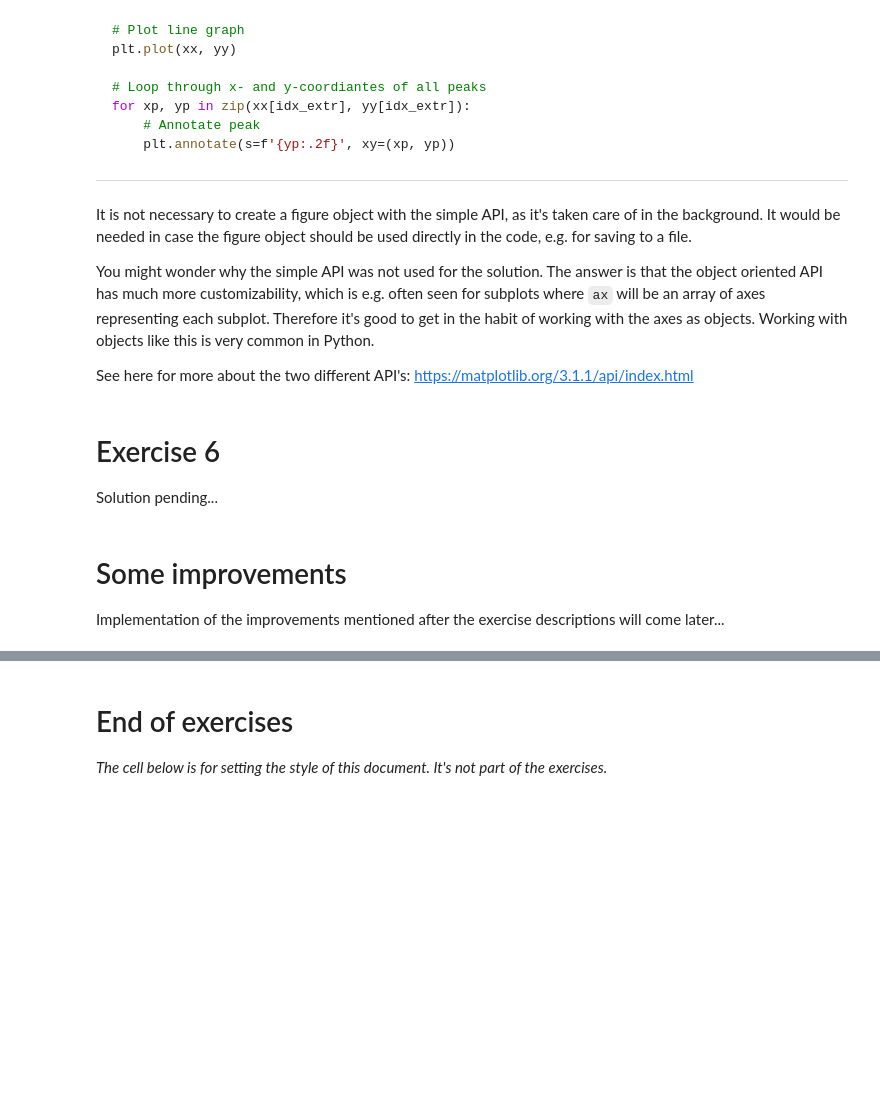
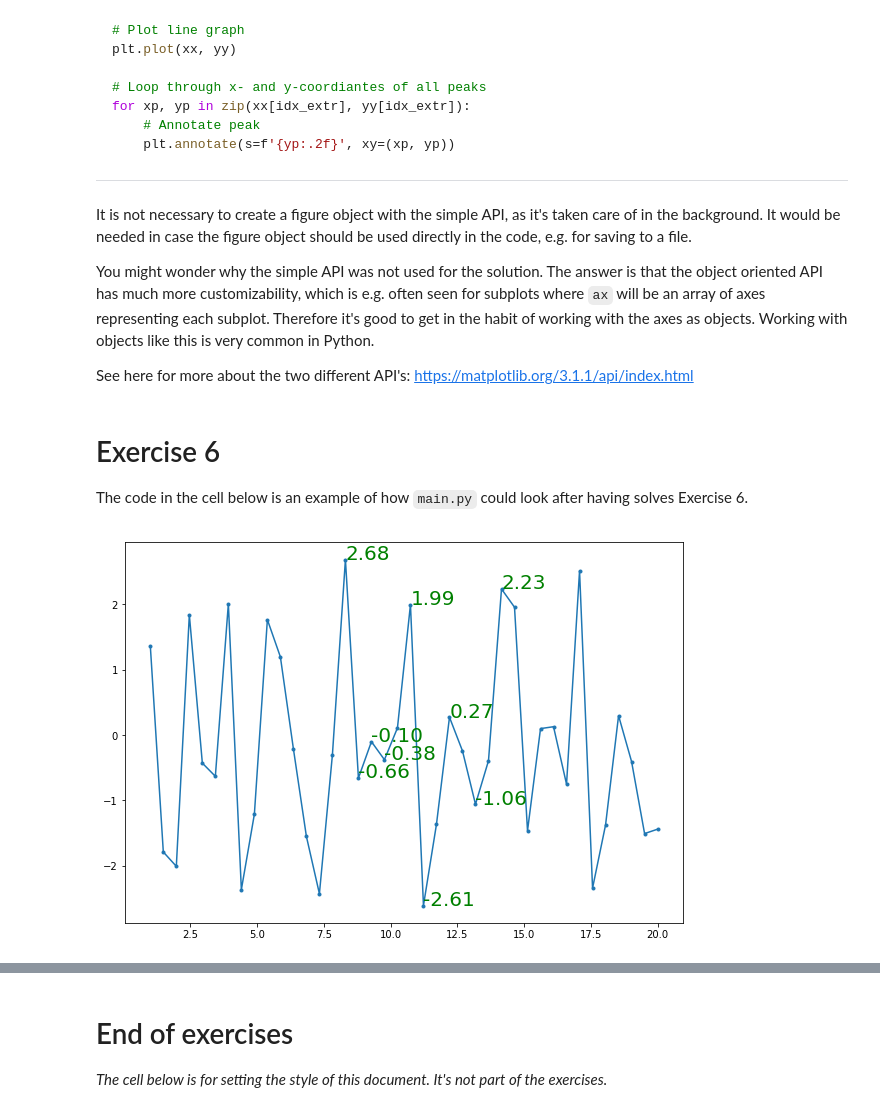
Before and after one commit to Python-Crash-Course/Python201, a Jupyter notebook: Session 2 - Utility functions/Session 2 - Exercise solutions.ipynb, the cells around one changed output, grey strips where cells are left out. Drawn from its saved outputs; the diff is of its cells as text; code cells hidden in the pictures; blank space fills up the shorter version.

Commit message:
fix#7, fix#8 (Finish the last exercise solutions)

```diff
--- a/Session 2 - Utility functions/Session 2 - Exercise solutions.ipynb
+++ b/Session 2 - Utility functions/Session 2 - Exercise solutions.ipynb
@@ -189,11 +205,50 @@ It is not necessary to create a figure object with the simple API, as it's taken
 You might wonder why the simple API was not used for the solution. The answer is that the object oriented API has much more customizability, which is e.g. often seen for subplots where `ax` will be an array of axes representing each subplot. Therefore it's good to get in the habit of working with the axes as objects. Working with objects like this is very common in Python.
 
 See here for more about the two different API's: https://matplotlib.org/3.1.1/api/index.html
-# %% [markdown]
-# Exercise 6
-
-Solution pending...
-# %% [markdown]
-# Some improvements
-
-Implementation of the improvements mentioned after the exercise descriptions will come later...
+# %% [markdown]
+# Exercise 6
+
+The code in the cell below is an example of how `main.py` could look after having solves Exercise 6.
+# %%
+# main.py
+
+# Third party imports
+import matplotlib.pyplot as plt
+import numpy as np
+
+# Project specific imports
+import utils
+import plotting
+
+# Create a graph
+x = np.linspace(1, 20, 40)
+y = np.sin(x) * 3 * np.cos(x**2)
+
+# Define the interval in which to annotate extreme values
+interval = (7, 15)
+
+# Extract indices for values inside interval
+interval_idx = utils.extract_interval(x, interval)
+
+# Extract only values inside interval for both arrays
+xx = x[interval_idx]
+yy = y[interval_idx]
+
+# Find indices of the extreme values in the interval
+idx_extr = utils.extrema_indices(yy)
+
+# Create a dict of x- and y-coords for extreme values using the found indices
+extreme_dict = utils.arrays_todict(xx[idx_extr], yy[idx_extr])
+
+# Create figure and axis objects
+fig, ax = plt.subplots(figsize=(10, 7))
+
+# Plot original line graph (entire graph)
+ax.plot(x, y, '.-')
+
+# Annotate peaks inside the defined interval
+plotting.annotate_points(extreme_dict, ax, color='green', size=20)
+
+plt.show()
+# %% [output]
+[figure, added]
```
Also changed, not shown: parts of 20 cells of this notebook, 1 other file.
